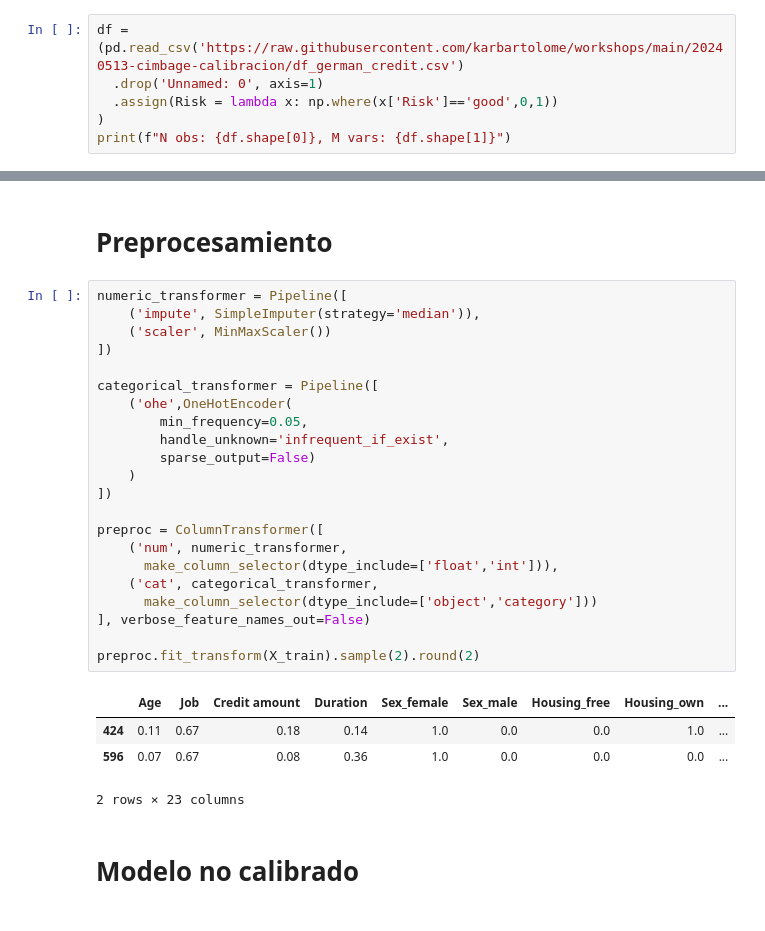
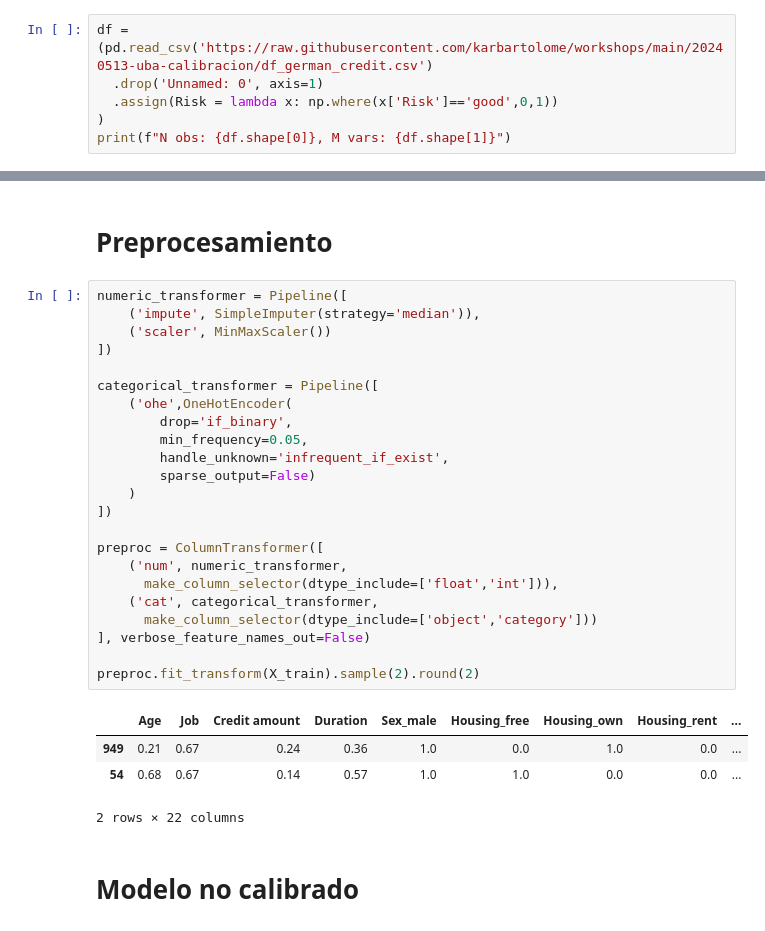
Before and after one commit to karbartolome/workshops, a Jupyter notebook: 20240513-uba-calibracion/ejemplo.ipynb, the cells around one changed output, grey strips where cells are left out. Cells and saved outputs as stored; diff of their text form.

```diff
--- a/20240513-uba-calibracion/ejemplo.ipynb
+++ b/20240513-uba-calibracion/ejemplo.ipynb
@@ -94,7 +100,7 @@ great_tables==0.5.0
 # %% [markdown]
 # Data
 # %%
-df = (pd.read_csv('https://raw.githubusercontent.com/karbartolome/workshops/main/20240513-cimbage-calibracion/df_german_credit.csv')
+df = (pd.read_csv('https://raw.githubusercontent.com/karbartolome/workshops/main/20240513-uba-calibracion/df_german_credit.csv')
   .drop('Unnamed: 0', axis=1)
   .assign(Risk = lambda x: np.where(x['Risk']=='good',0,1))
 )
@@ -188,30 +194,31 @@ N observaciones en evaluación: 250
 # %%
 numeric_transformer = Pipeline([
     ('impute', SimpleImputer(strategy='median')),
     ('scaler', MinMaxScaler())
 ])
 
 categorical_transformer = Pipeline([
     ('ohe',OneHotEncoder(
+        drop='if_binary',
         min_frequency=0.05,
         handle_unknown='infrequent_if_exist',
         sparse_output=False)
     )
 ])
 
 preproc = ColumnTransformer([
     ('num', numeric_transformer,
       make_column_selector(dtype_include=['float','int'])),
     ('cat', categorical_transformer,
       make_column_selector(dtype_include=['object','category']))
 ], verbose_feature_names_out=False)
 
 preproc.fit_transform(X_train).sample(2).round(2)
 # %% [output]
-|  | Age | Job | Credit amount | Duration | Sex_female | Sex_male | Housing_free | Housing_own | ... |
-| 424 | 0.11 | 0.67 | 0.18 | 0.14 | 1.0 | 0.0 | 0.0 | 1.0 | ... |
-| 596 | 0.07 | 0.67 | 0.08 | 0.36 | 1.0 | 0.0 | 0.0 | 0.0 | ... |
+|  | Age | Job | Credit amount | Duration | Sex_male | Housing_free | Housing_own | Housing_rent | ... |
+| 949 | 0.21 | 0.67 | 0.24 | 0.36 | 1.0 | 0.0 | 1.0 | 0.0 | ... |
+| 54 | 0.68 | 0.67 | 0.14 | 0.57 | 1.0 | 1.0 | 0.0 | 0.0 | ... |
-2 rows × 23 columns
+2 rows × 22 columns
 # %% [markdown]
 # Modelo no calibrado
 # %%
```
Also changed, not shown: parts of 6 cells of this notebook, 4 other files.
